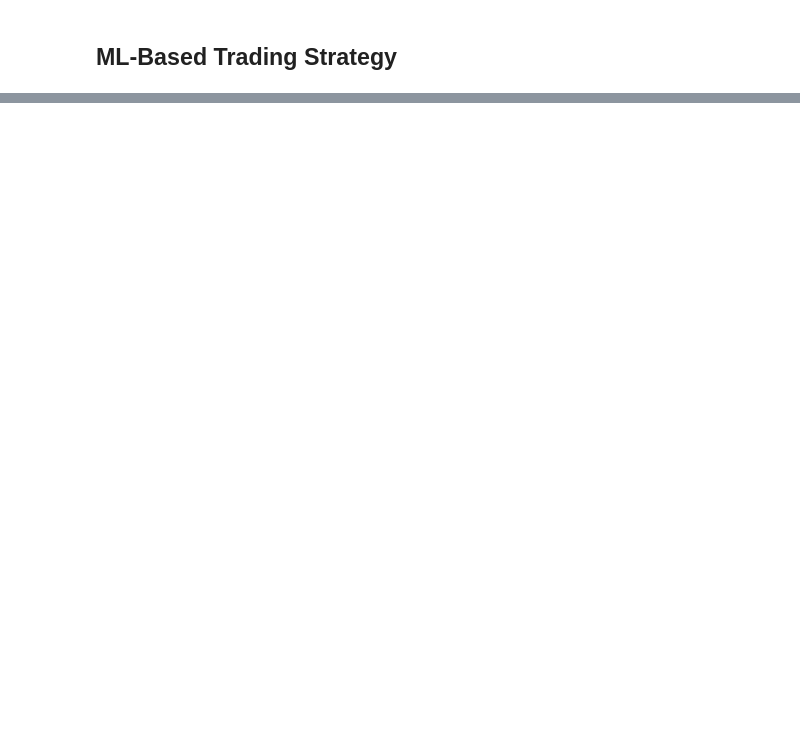
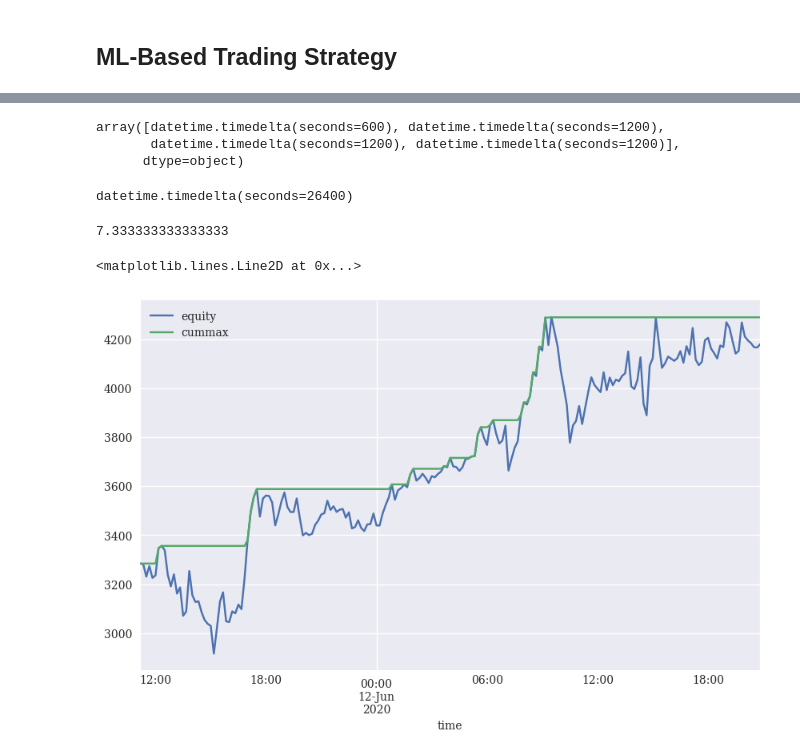
Before and after one commit to mlvhub/quant-learning, a Jupyter notebook: python-for-algorithmic-trading/10-automating-trading-operations/10-automating-trading-operations.ipynb, the cells around one changed output, grey strips where cells are left out. Cells and saved outputs as stored; diff of their text form; code cells hidden in the pictures; blank space fills up the shorter version.

```diff
--- a/python-for-algorithmic-trading/10-automating-trading-operations/10-automating-trading-operations.ipynb
+++ b/python-for-algorithmic-trading/10-automating-trading-operations/10-automating-trading-operations.ipynb
@@ -181,0 +378,4 @@ data[equs].plot(ax=ax, legend=True)
+# %%
+test['strategy_tc'] = np.where(test['position'].diff() != 0,
+                                        test['strategy'] - ptc,
+                                        test['strategy'])
@@ -181,0 +431,9 @@ data[equs].plot(ax=ax, legend=True)
+# %%
+to_plot = ['return', 'strategy_tc']
+
+for lev in [10, 20, 30, 40, 50]:
+    label = 'lstrategy_tc_%d' % lev
+    test[label] = test['strategy_tc'] * lev
+    to_plot.append(label)
+
+test[to_plot].cumsum().apply(np.exp).plot(figsize=(10, 6))
@@ -181,0 +445,17 @@ data[equs].plot(ax=ax, legend=True)
+# %%
+# The risk analysis that follows assumes a leverage ratio of 30.
+# Maximum drawdown is the largest loss (dip) after a recent high.
+# Longest drawdown period is the longest period the trading strategy needs to get back to a recent high
+
+"""
+The analysis assumes that the initial equity position is 3,333 EUR leading to an initial
+position size of 100,000 EUR for a leverage ratio of 30.
+"""
+
+equity = 3333
+
+risk = pd.DataFrame(test['lstrategy_tc_30'])
+risk['equity'] = risk['lstrategy_tc_30'].cumsum().apply(np.exp) * equity
+risk['cummax'] = risk['equity'].cummax()
+risk['drawdown'] = risk['cummax'] - risk['equity']
+risk['drawdown'].max()
@@ -181,0 +464,3 @@ data[equs].plot(ax=ax, legend=True)
+# %%
+t_max = risk['drawdown'].idxmax()
+t_max
@@ -181,0 +469,24 @@ data[equs].plot(ax=ax, legend=True)
+# %%
+# Technically, a new high is characterized by a drawdown value of 0.
+temp = risk['drawdown'][risk['drawdown'] == 0]
+periods = (temp.index[1:].to_pydatetime() - temp.index[:-1].to_pydatetime())
+periods[20:30]
+# %% [output]
+array([datetime.timedelta(seconds=600), datetime.timedelta(seconds=1200),
+       datetime.timedelta(seconds=1200), datetime.timedelta(seconds=1200)],
+      dtype=object)
+# %%
+t_per = periods.max()
+t_per
+# %% [output]
+datetime.timedelta(seconds=26400)
+# %%
+t_per.seconds / 60 / 60
+# %% [output]
+7.333333333333333
+# %%
+risk[['equity', 'cummax']].plot(figsize=(10, 6))
+plt.axvline(t_max, c='r', alpha=0.5)
+# %% [output]
+<matplotlib.lines.Line2D at 0x...>
+[figure, added]
```
Also changed, not shown: parts of 48 cells of this notebook, 4 other files.
